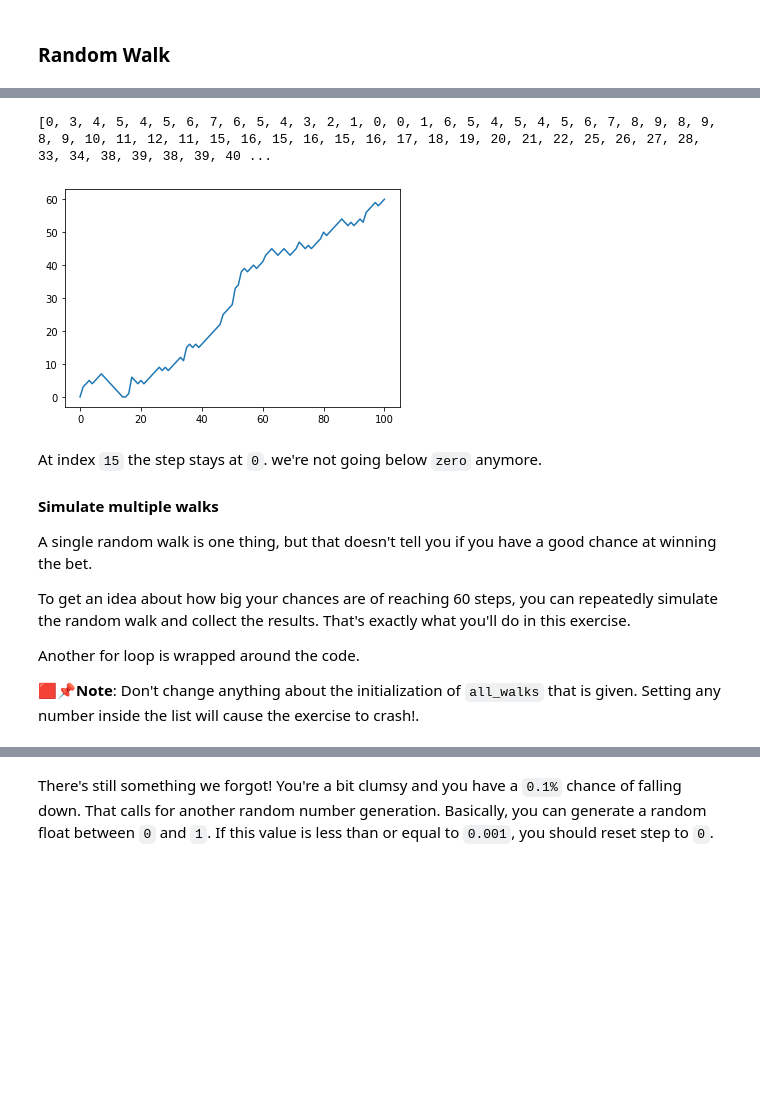
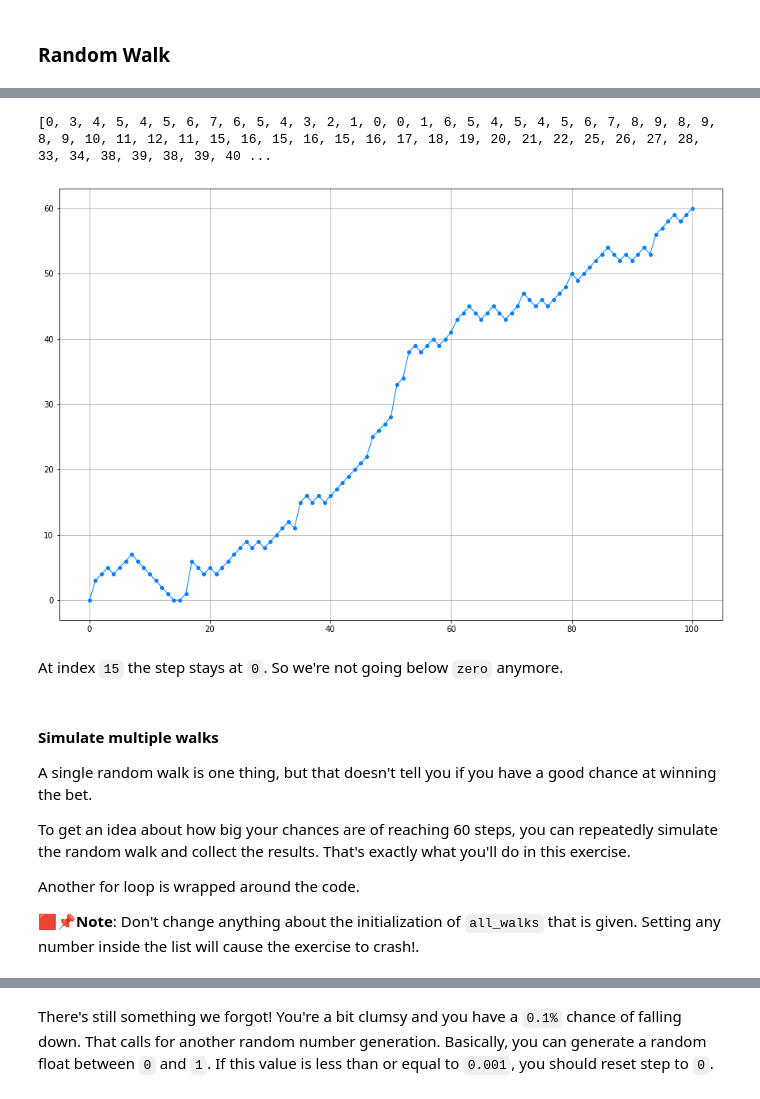
Before and after one commit to mohd-faizy/CAREER-TRACK-Data-Scientist-with-Python, a Jupyter notebook: 02_Intermediate Python/Intermediate_Python.ipynb, the cells around one changed output, grey strips where cells are left out. Cells and saved outputs as stored; diff of their text form; code cells hidden in the pictures; blank space fills up the shorter version.

```diff
--- a/02_Intermediate Python/Intermediate_Python.ipynb
+++ b/02_Intermediate Python/Intermediate_Python.ipynb
@@ -1563,11 +1563,11 @@ print(step)
 # %%
 # Head or tail
 import numpy as np
-np.random.seed(42)
+np.random.seed(123)
 
 outcome = []
 
-for  x in range(10):
+for  x in range(2):
     coin = np.random.randint(0, 2)
     if coin == 0:
         outcome.append("Head")
@@ -1653,42 +1653,38 @@ x = max(10, x - 1)
 # %%
 # Import numpy and set seed
 import numpy as np
+import matplotlib.pyplot as plt
 np.random.seed(123)
 
 # Initialize random_walk
 random_walk = [0]
 
 for x in range(100) :
     step = random_walk[-1]
     dice = np.random.randint(1,7)
-
     if dice <= 2:
-        # Replace below: use max to make sure step can't go below 0
         step = max(0, step - 1)
     elif dice <= 5:
         step = step + 1
     else:
         step = step + np.random.randint(1,7)
-
     random_walk.append(step)
 
 print(random_walk)
 
-# Import matplotlib.pyplot as plt
-import matplotlib.pyplot as plt
-
 # Plot random_walk
-plt.plot(random_walk)
-
-# Show the plot
+plt.figure(figsize=(15, 10))
+# supported values are '-', '--', '-.', ':', 'None', ' ', '', 'solid', 'dashed', 'dashdot', 'dotted'
+plt.plot(random_walk, color='#007FFF', marker='o', linestyle='solid', linewidth=1, markersize=4)
+plt.grid(True)
 plt.show()
 # %% [output]
 [0, 3, 4, 5, 4, 5, 6, 7, 6, 5, 4, 3, 2, 1, 0, 0, 1, 6, 5, 4, 5, 4, 5, 6, 7, 8, 9, 8, 9, 8, 9, 10, 11, 12, 11, 15, 16, 15, 16, 15, 16, 17, 18, 19, 20, 21, 22, 25, 26, 27, 28, 33, 34, 38, 39, 38, 39, 40 ...
-[figure, old version]
+[figure, new version]
 # %% [markdown]
-At index `15` the step stays at `0`. we're not going below `zero` anymore.
+At index `15` the step stays at `0`. So we're not going below `zero` anymore.
 # %% [markdown]
-**Simulate multiple walks**
+#### **Simulate multiple walks**
 
 
 A single random walk is one thing, but that doesn't tell you if you have a good chance at winning the bet.
```
Also changed, not shown: parts of 19 cells of this notebook, 6 other files.
